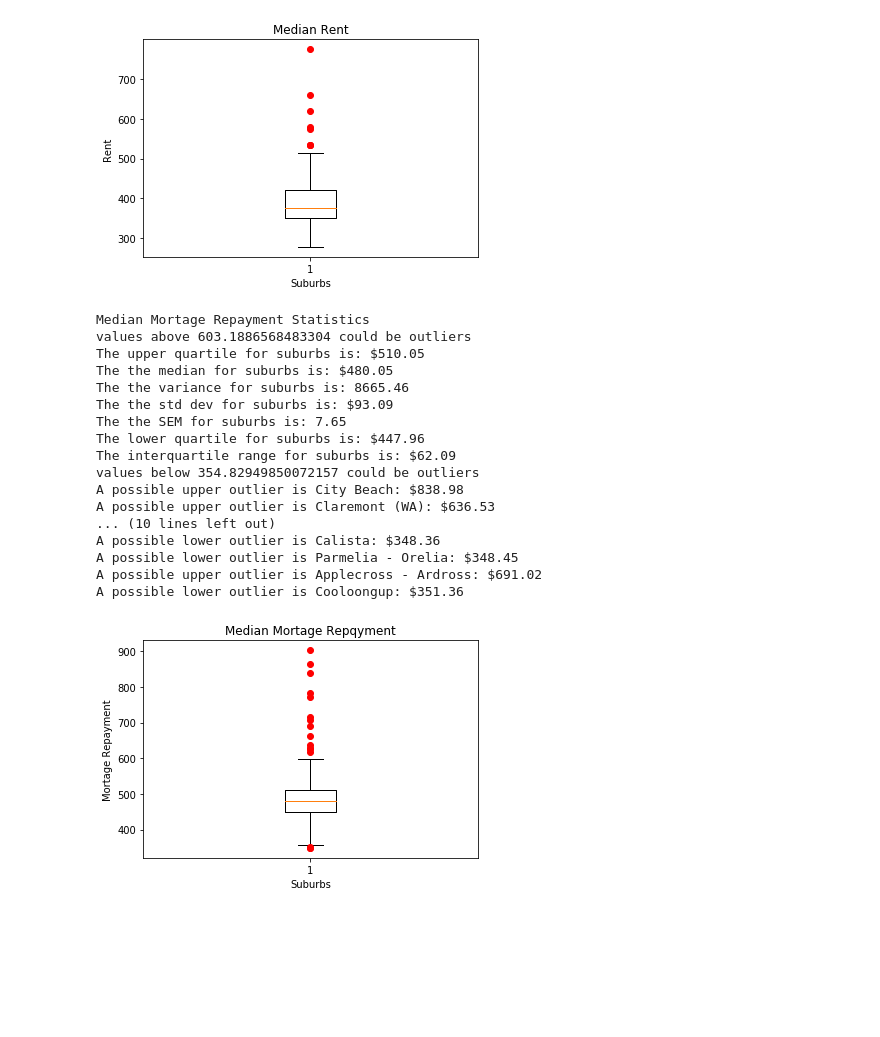
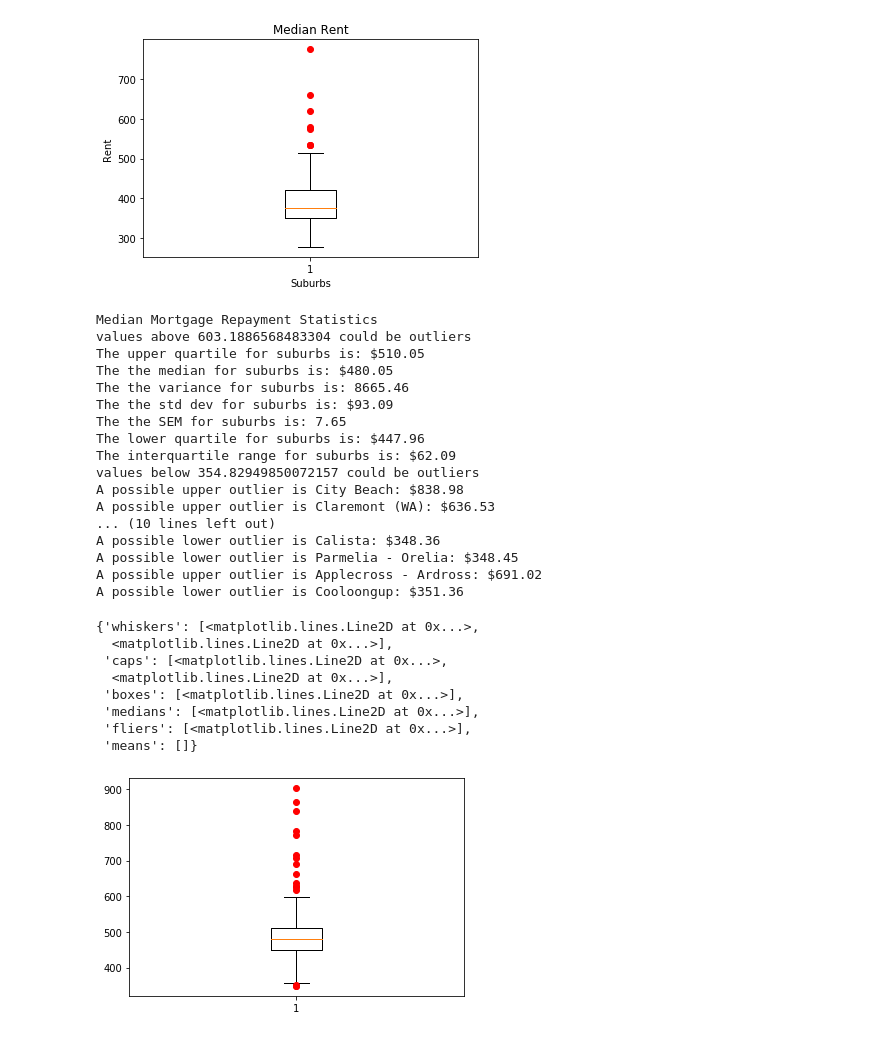
Before and after one commit to jiroken25/project-property, a Jupyter notebook: ProjectCombined.ipynb, the cells around one changed output. Saved outputs shown, nothing was run; the diff lists cells and outputs as text; code cells hidden in the pictures; blank space fills up the shorter version.

```diff
--- a/ProjectCombined.ipynb
+++ b/ProjectCombined.ipynb
@@ -350,7 +350,7 @@ plt.show()
 # %% [output]
 [figure]
 # %%
-df_mortage = aff_df.loc[:,["SA2 Name","median_mortgage_repayment"]]
+df_mortgage = aff_df.loc[:,["SA2 Name","median_mortgage_repayment"]]
 
 # Determine outliers using upper and lower bounds
 quartiles = df_mortage["median_mortgage_repayment"].quantile([.25,.5,.75])
@@ -362,34 +362,31 @@ iqr = upperq-lowerq
 lower_bound = lowerq - (1.5*iqr)
 upper_bound = upperq + (1.5*iqr)
 
-medmortagemedian = aff_df["median_mortgage_repayment"].median()
-medmortagevar = aff_df["median_mortgage_repayment"].var()
-medmortagestd = aff_df["median_mortgage_repayment"].std()
-medmortagesem = aff_df["median_mortgage_repayment"].sem()
+medmortgagemedian = aff_df["median_mortgage_repayment"].median()
+medmortgagevar = aff_df["median_mortgage_repayment"].var()
+medmortgagestd = aff_df["median_mortgage_repayment"].std()
+medmortgagesem = aff_df["median_mortgage_repayment"].sem()
 
 
-print(f"Median Mortage Repayment Statistics")
+print(f"Median Mortgage Repayment Statistics")
 print(f"values above {upper_bound} could be outliers")
 print(f"The upper quartile for suburbs is: ${round(upperq, 2)}")
 print(f"The the median for suburbs is: ${round(meanq, 2)} ")
-print(f"The the variance for suburbs is: {round(medmortagevar, 2)} ")
-print(f"The the std dev for suburbs is: ${round(medmortagestd, 2)} ")
-print(f"The the SEM for suburbs is: {round(medmortagesem, 2)} ")
+print(f"The the variance for suburbs is: {round(medmortgagevar, 2)} ")
+print(f"The the std dev for suburbs is: ${round(medmortgagestd, 2)} ")
+print(f"The the SEM for suburbs is: {round(medmortgagesem, 2)} ")
 print(f"The lower quartile for suburbs is: ${round(lowerq,2)}")
 print(f"The interquartile range for suburbs is: ${round(iqr, 2)}")
 print(f"values below {lower_bound} could be outliers")
-for i, row in df_rent.iterrows():
+for i, row in df_mortgage.iterrows():
     rent = row["median_mortgage_repayment"]
     suburb = row["SA2 Name"]
-#     print(f"{suburb}: ${rent}")
     if (rent > upper_bound):
         print(f"A possible upper outlier is {suburb}: ${round(rent, 2)}")
     elif (rent < lower_bound):
         print(f"A possible lower outlier is {suburb}: ${round(rent, 2)}")
-
-# print("")
 # %% [output]
-Median Mortage Repayment Statistics
+Median Mortgage Repayment Statistics
 values above 603.1886568483304 could be outliers
 The upper quartile for suburbs is: $510.05
 The the median for suburbs is: $480.05
@@ -409,13 +406,21 @@ A possible lower outlier is Cooloongup: $351.36
 # %%
 
 fig, ax = plt.subplots()
-ax.boxplot(df_rent["median_mortgage_repayment"], sym="ro")
-# ax.set_xticklabels("Suburbs")
-ax.set_title("Median Mortage Repayment")
-# ax.set_ylim([0,80])
-ax.set_ylabel("Mortage Repayment")
-ax.set_xlabel("Suburbs")
-plt.savefig("Mortage Repayment Plot.png")
-plt.show()
+ax.boxplot(df_mortgage["median_mortgage_repayment"], sym="ro")
+# # ax.set_xticklabels("Suburbs")
+# ax.set_title("Median Mortgage Repayment")
+# # ax.set_ylim([0,80])
+# ax.set_ylabel("Mortgage Repayment")
+# ax.set_xlabel("Suburbs")
+# plt.savefig("Mortgage Repayment Plot.png")
+# plt.show()
 # %% [output]
+{'whiskers': [<matplotlib.lines.Line2D at 0x...>,
+  <matplotlib.lines.Line2D at 0x...>],
+ 'caps': [<matplotlib.lines.Line2D at 0x...>,
+  <matplotlib.lines.Line2D at 0x...>],
+ 'boxes': [<matplotlib.lines.Line2D at 0x...>],
+ 'medians': [<matplotlib.lines.Line2D at 0x...>],
+ 'fliers': [<matplotlib.lines.Line2D at 0x...>],
+ 'means': []}
-[figure, old version]
+[figure, new version]
```
Also changed, not shown: 1 other file.
